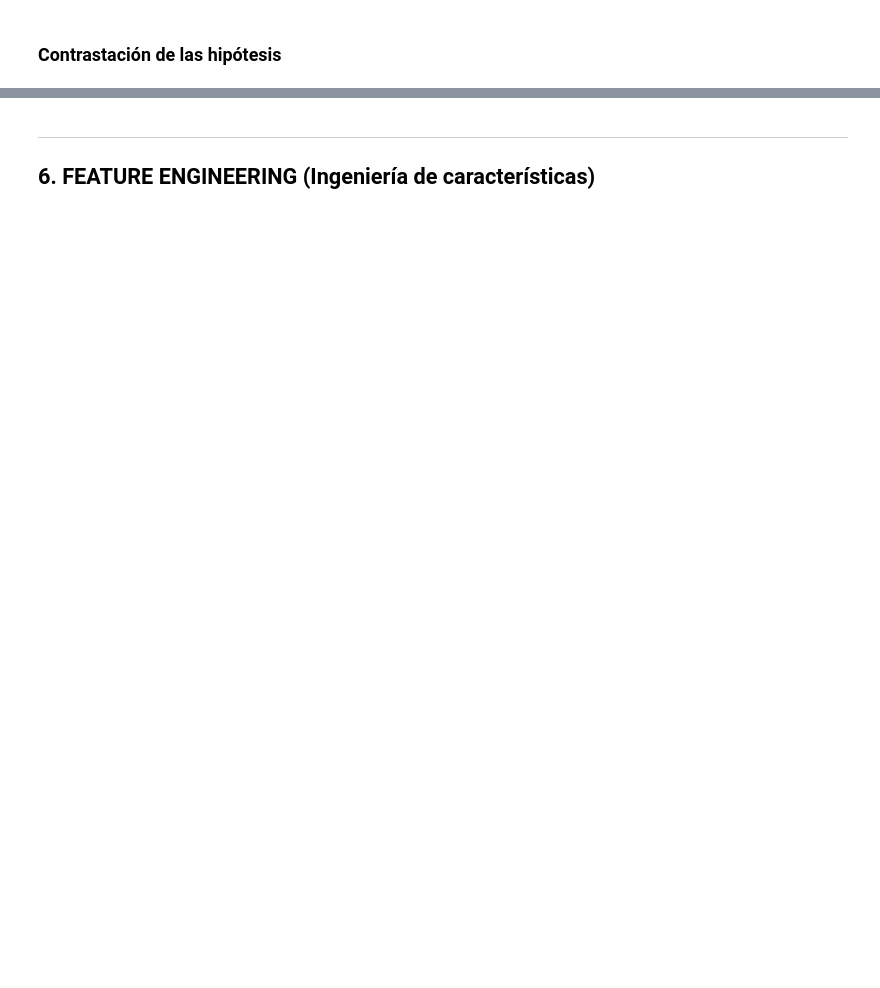
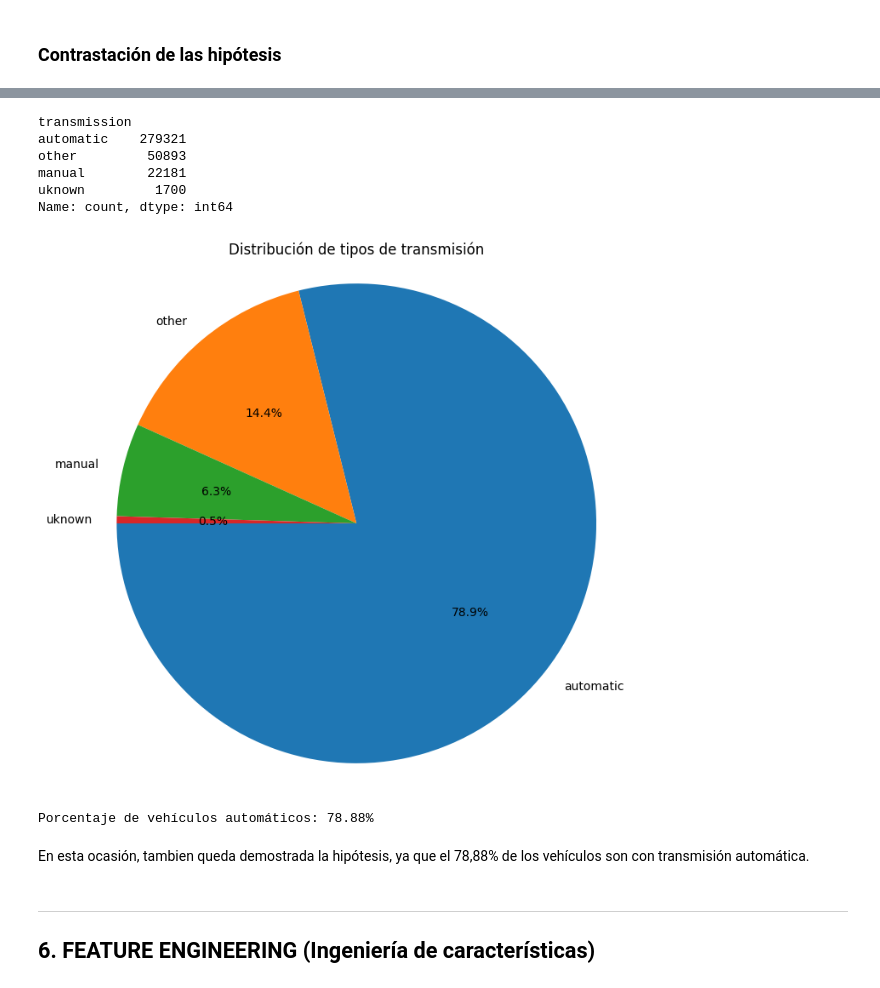
Before and after one commit to chumagram/data_science_I_coder_house, a Jupyter notebook: ProyectoDSParteI+GRAMAJO.ipynb, the cells around one changed output, grey strips where cells are left out. Saved outputs shown, nothing was run; the diff lists cells and outputs as text; code cells hidden in the pictures; blank space fills up the shorter version.

```diff
--- a/ProyectoDSParteI+GRAMAJO.ipynb
+++ b/ProyectoDSParteI+GRAMAJO.ipynb
@@ -225,3 +309,40 @@ La correlación entre odómetro y precio es: 0.01
+# %%
+# Contar los valores de la columna "transmission"
+conteo_transmision = df_filtrado["transmission"].value_counts()
+
+# Mostrar los conteos (opcional, para ver qué hay)
+print(conteo_transmision)
+
+# Gráfico de torta
+plt.figure(figsize=(8, 8))
+plt.pie(
+    conteo_transmision,
+    labels=conteo_transmision.index,
+    autopct='%1.1f%%',  # Muestra el porcentaje
+    startangle=180,       # Para que empiece arriba
+    shadow=False
+)
+plt.title("Distribución de tipos de transmisión")
+plt.axis('equal')  # Hace que el círculo sea redondo
+plt.show()
+
+# Además, calculamos el porcentaje de "automatic"
+total = conteo_transmision.sum()
+automaticos = conteo_transmision.get("automatic", 0)
+
+porcentaje_automaticos = (automaticos / total) * 100
+print(f"Porcentaje de vehículos automáticos: {porcentaje_automaticos:.2f}%")
+# %% [output]
+transmission
+automatic    279321
+other         50893
+manual        22181
+uknown         1700
+Name: count, dtype: int64
+[figure, added]
+Porcentaje de vehículos automáticos: 78.88%
+# %% [markdown]
+En esta ocasión, tambien queda demostrada la hipótesis, ya que el 78,88% de los vehículos son con transmisión automática.
 # %% [markdown]
 ______________________________________________________________________________
 ## **6. FEATURE ENGINEERING (Ingeniería de características)**
```
Also changed, not shown: parts of 29 cells of this notebook.
